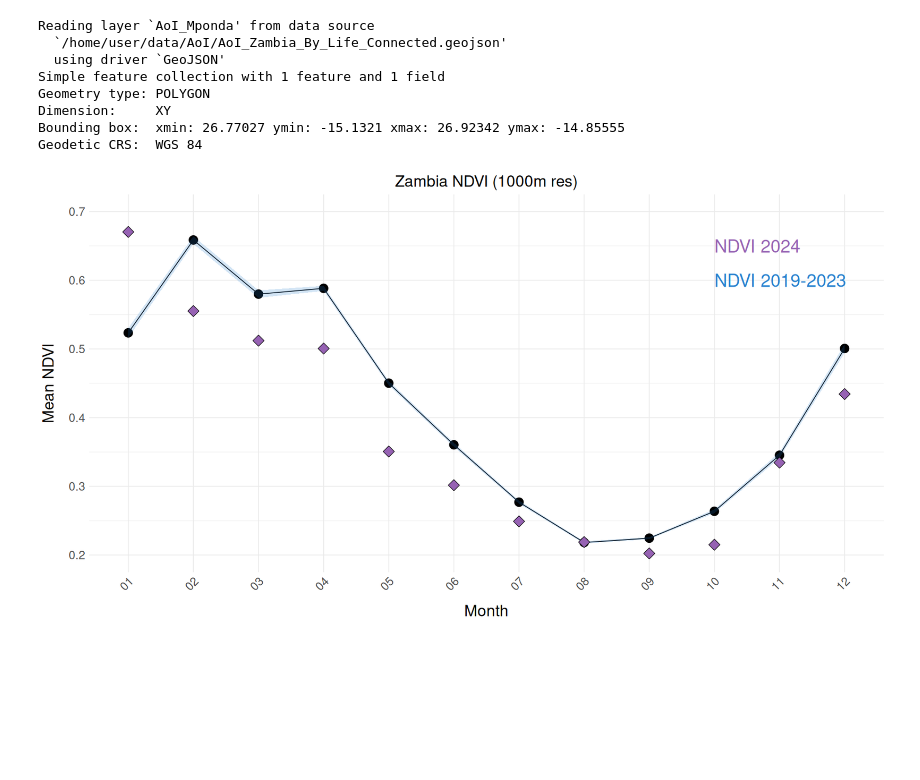
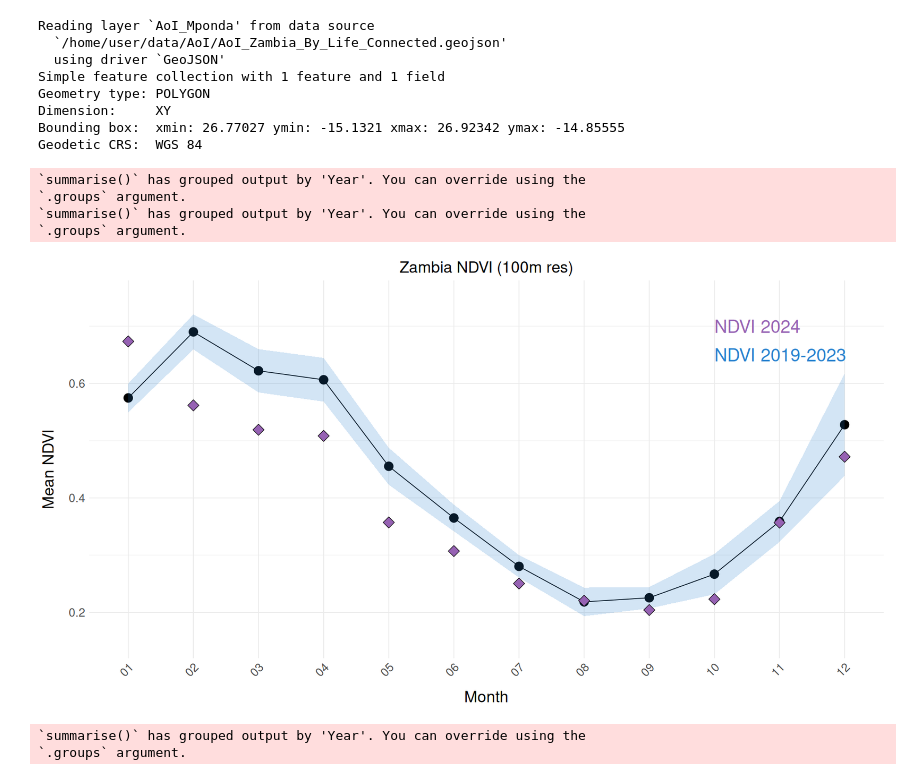
Before and after one commit to SensingClues/correlaid-environmental-time-series, a Jupyter notebook: notebooks/zambia_ndvi_timeseries.ipynb, the cells around one changed output. Cells and saved outputs as stored; diff of their text form; code cells hidden in the pictures; blank space fills up the shorter version.

```diff
--- a/notebooks/zambia_ndvi_timeseries.ipynb
+++ b/notebooks/zambia_ndvi_timeseries.ipynb
@@ -23,7 +23,7 @@ source("../scripts/utils.R")
 
 country_name <- "Zambia"
 data_type <- "NDVI"
-resolution <- 1000 # in meters
+resolution <- 100 # in meters
 data_path <- paste0("../data/", data_type, "/", country_name, "/", resolution, "m_resolution/")
 aoi_path <- "../data/AoI/"
 
@@ -121,48 +121,57 @@ colnames(test_ndvi_df)[3] <- data_type
 ## Compute mean, SD, and confidence intervals
 # train data
 train_ndvi_summary <- train_ndvi_df %>%
+  group_by(Year, Month) %>%
+  summarize(mean_ym_ndvi = mean(NDVI)) %>% # first get the monthly mean NDVI, for each year separately
   group_by(Month) %>%
   summarize(
-    mean_val = mean(NDVI),
-    lower_ci = mean(NDVI) - 1.96 * sd(NDVI) / sqrt(length(NDVI)), # 95% CI lower bound
-    upper_ci = mean(NDVI) + 1.96 * sd(NDVI) / sqrt(length(NDVI)) # 95% CI upper bound
+    mean_val = mean(mean_ym_ndvi),
+    lower_ci = mean(mean_ym_ndvi) - 1.96 * sd(mean_ym_ndvi) / sqrt(length(mean_ym_ndvi)), # 95% CI lower bound
+    upper_ci = mean(mean_ym_ndvi) + 1.96 * sd(mean_ym_ndvi) / sqrt(length(mean_ym_ndvi)) # 95% CI upper bound
   )
 # test data
 test_ndvi_summary <- test_ndvi_df %>%
+  group_by(Year, Month) %>%
+  summarize(mean_ym_ndvi = mean(NDVI)) %>% # first get the monthly mean NDVI, for each year separately
   group_by(Month) %>%
   summarize(
-    mean_val = mean(NDVI),
-    lower_ci = mean(NDVI) - 1.96 * sd(NDVI) / sqrt(length(NDVI)), # 95% CI lower bound
-    upper_ci = mean(NDVI) + 1.96 * sd(NDVI) / sqrt(length(NDVI)) # 95% CI upper bound
+    mean_val = mean(mean_ym_ndvi),
+    lower_ci = mean(mean_ym_ndvi) - 1.96 * sd(mean_ym_ndvi) / sqrt(length(mean_ym_ndvi)), # 95% CI lower bound
+    upper_ci = mean(mean_ym_ndvi) + 1.96 * sd(mean_ym_ndvi) / sqrt(length(mean_ym_ndvi)) # 95% CI upper bound
   )
+# %% [output]
+`summarise()` has grouped output by 'Year'. You can override using the
+`.groups` argument.
+`summarise()` has grouped output by 'Year'. You can override using the
+`.groups` argument.
 # %%
 ## Inspect distribution of NDVI values throughout the year.
 
 # Plot timeseries mean values
 # with shaded ribbon for confidence interval
 
 # Change plot size to 15 x 8
 options(repr.plot.width=15, repr.plot.height=8)
 
 # actually plot timeseries
 ggplot(NULL, aes(x = Month, y = mean_val, group = 1)) +
-  geom_point(data = train_ndvi_summary, size = 5) + # point-average train data
+  geom_point(data = train_ndvi_summary, size = 5, fill = "#2781cf") + # point-average train data
   geom_line(data = train_ndvi_summary) +
   geom_ribbon(data = train_ndvi_summary, aes(ymin = lower_ci, ymax = upper_ci), alpha = 0.2, fill = "#2781cf") + # Shaded CI ribbon
   geom_point(data = test_ndvi_summary, size = 5, shape=23, fill = "#9662b3") + # point-average test data
   theme_minimal() +
   labs(
     title = paste0(country_name, " NDVI (", resolution, "m res)"),
     x = "Month",
     y = "Mean NDVI"
   ) +
   theme(axis.text.x = element_text(angle = 45, hjust = 1, size = 15),
         axis.text.y = element_text(size = 15),
         axis.title.x = element_text(size = 20, margin = margin(15,0,0,0)),
         axis.title.y = element_text(size = 20, margin = margin(0,15,0,0)),
        plot.title = element_text(size = 20, hjust = 0.5)) +
-  ylim(0.2, .7) +
-  geom_text(x=10, y=.65, label="NDVI 2024", size = 8, color = "#9662b3", hjust=0) + # add text to label plot
-geom_text(x=10, y=.6, label="NDVI 2019-2023", size = 8, color = "#2781cf", hjust=0) # add text to label plot
+  ylim(0.15, .75) +
+  geom_text(x=10, y=.7, label="NDVI 2024", size = 8, color = "#9662b3", hjust=0) + # add text to label plot
+geom_text(x=10, y=.65, label="NDVI 2019-2023", size = 8, color = "#2781cf", hjust=0) # add text to label plot
 # %% [output]
-[figure, old version]
+[figure, new version]
@@ -168,0 +188,19 @@ geom_text(x=10, y=.6, label="NDVI 2019-2023", size = 8, color = "#2781cf", hjust
+# %%
+
+# make new summary df
+## Compute mean, SD, and confidence intervals
+# train data
+Wtrain_ndvi_summary <- train_ndvi_df %>%
+  group_by(Year, Month) %>%
+  summarize(
+      mean_ym_ndvi = mean(NDVI), # first get the monthly mean NDVI, for each year separately
+      weights_ym_ndvi = length(NDVI)/num_cells) %>% # calculate what percentage of map points are being used to get mean
+  group_by(Month) %>%
+  summarize(
+    mean_val = weighted.mean(mean_ym_ndvi, weights_ym_ndvi),
+    lower_ci = mean(mean_ym_ndvi) - 1.96 * sd(mean_ym_ndvi) / sqrt(length(mean_ym_ndvi)), # 95% CI lower bound
+    upper_ci = mean(mean_ym_ndvi) + 1.96 * sd(mean_ym_ndvi) / sqrt(length(mean_ym_ndvi)) # 95% CI upper bound
+  )
+# %% [output]
+`summarise()` has grouped output by 'Year'. You can override using the
+`.groups` argument.
```
Also changed, not shown: parts of 3 cells of this notebook, 1 other file.
